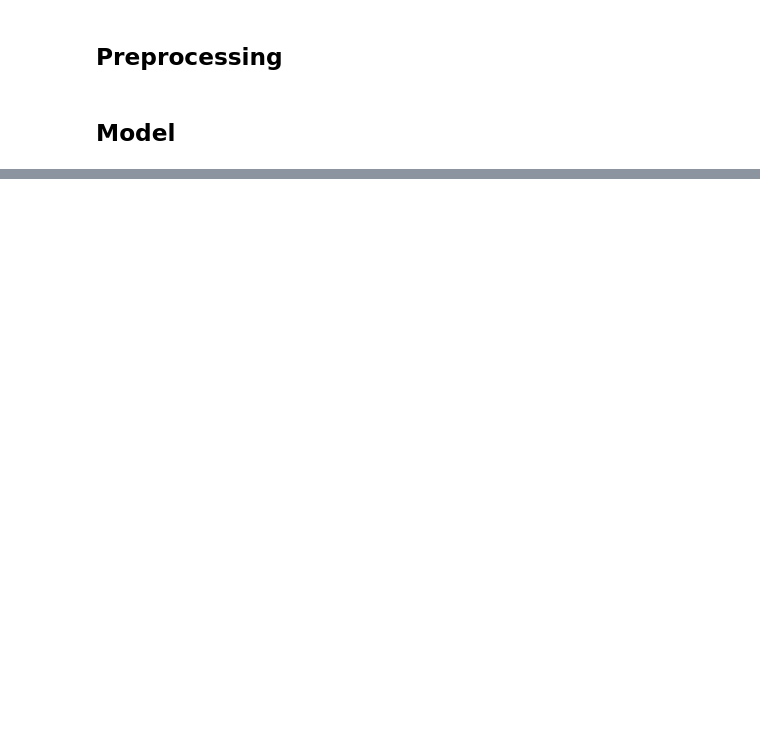
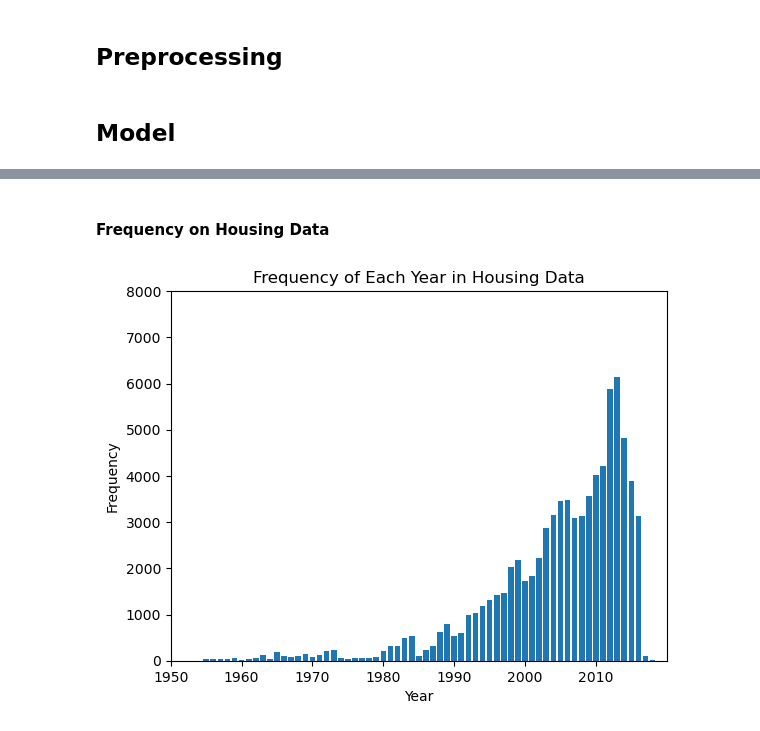
Before and after one commit to sidarth-raman/Real-Estate-Predictor, a Jupyter notebook: code/notebook.ipynb, the cells around one changed output, grey strips where cells are left out. Cells and saved outputs as stored; diff of their text form; code cells hidden in the pictures; blank space fills up the shorter version.

```diff
--- a/code/notebook.ipynb
+++ b/code/notebook.ipynb
@@ -184,0 +277,30 @@ Testing Accuracy: 46.85185185185185
+# %% [markdown]
+####  Frequency on Housing Data
+# %%
+df = pd.read_csv('../data/new_housing.csv')
+
+# Create a frequency table of the "YEAR" column
+df['SALE DATE'] = pd.to_datetime(df['SALE DATE'])
+
+year_freq = df['SALE DATE'].dt.year.value_counts()
+
+
+# Create a bar plot
+plt.bar(year_freq.index, year_freq.values)
+
+# Add labels and title
+plt.xlabel('Year')
+plt.ylabel('Frequency')
+plt.title('Frequency of Each Year in Housing Data')
+
+
+plt.ylim(0, 8000)
+plt.xlim(1950, year_freq.index.max())
+
+plt.xticks(range(1950, 2020, 10))#### Scatter Plot
+
+
+# Display the plot
+plt.show()
+# %% [output]
+[figure, added]
```
Also changed, not shown: parts of 18 cells of this notebook, 2 other files.
